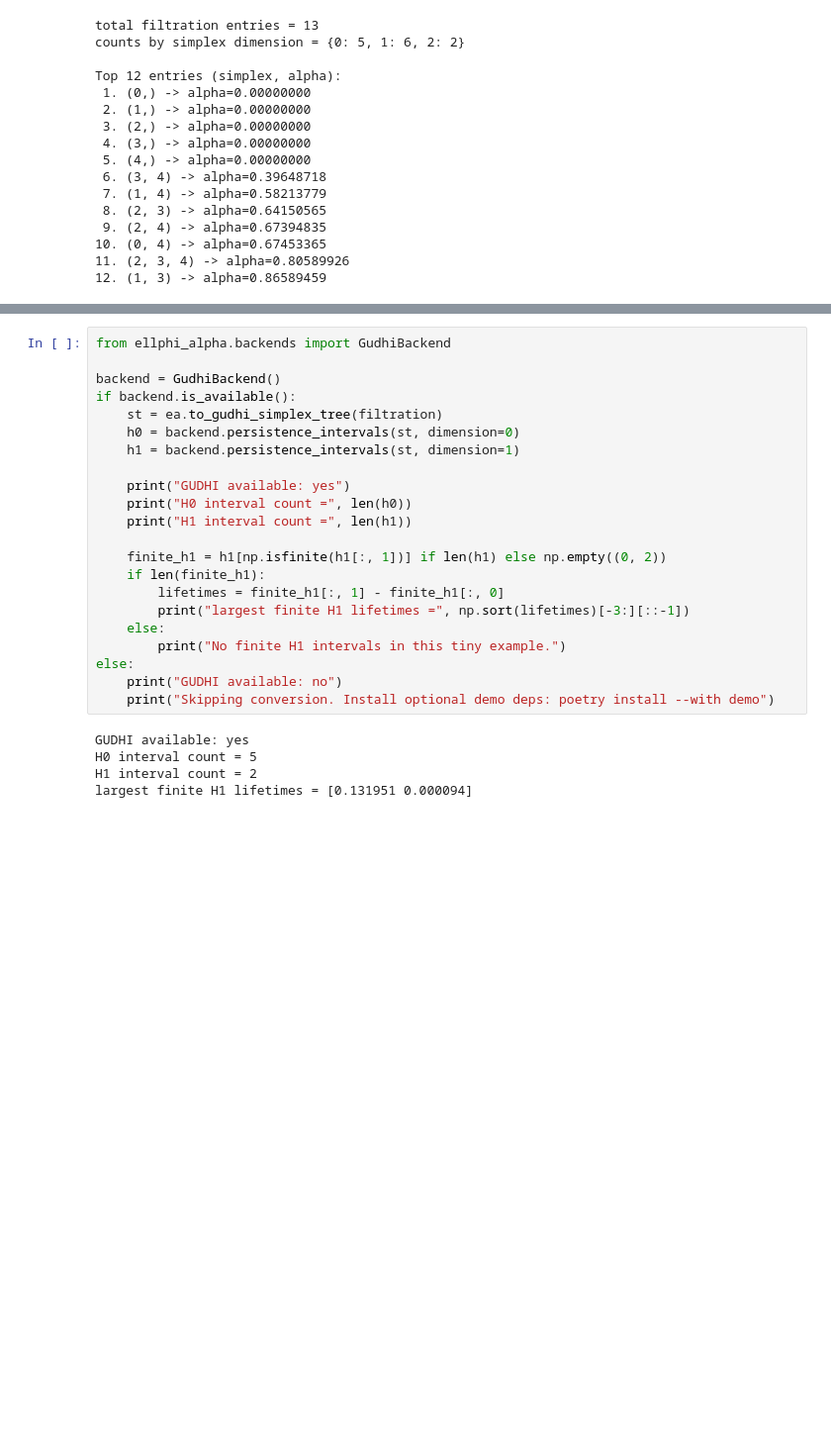
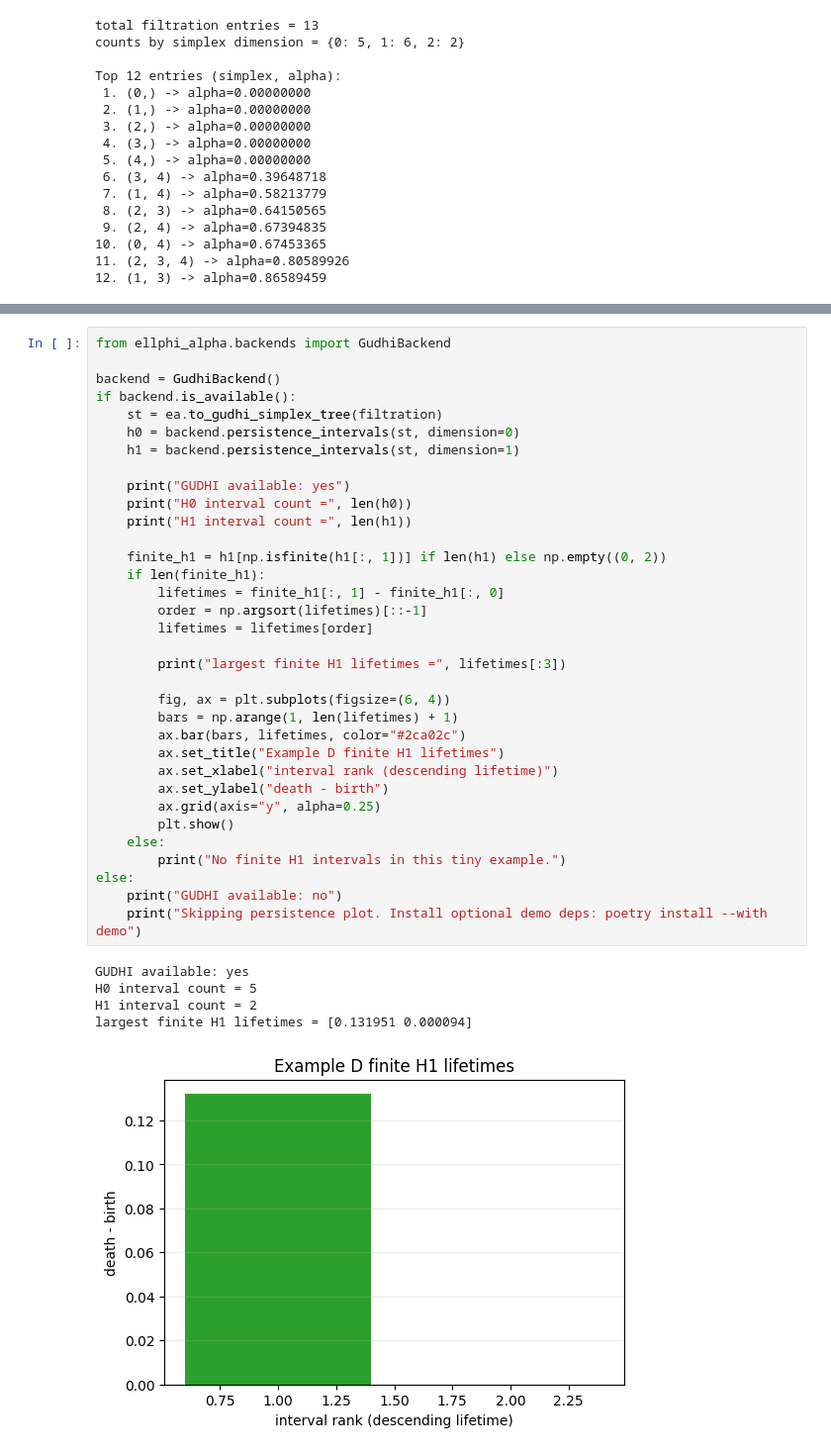
Before and after one commit to uda-lab/ellcech, a Jupyter notebook: notebooks/practical_demo.ipynb, the cells around one changed output, grey strips where cells are left out. Shown at 99% size. Drawn from its saved outputs; the diff is of its cells as text; blank space fills up the shorter version.

```diff
--- a/notebooks/practical_demo.ipynb
+++ b/notebooks/practical_demo.ipynb
@@ -137,27 +249,40 @@ If `gudhi` is available, export to a simplex tree and print a compact persistenc
 # %%
 from ellphi_alpha.backends import GudhiBackend
 
 backend = GudhiBackend()
 if backend.is_available():
     st = ea.to_gudhi_simplex_tree(filtration)
     h0 = backend.persistence_intervals(st, dimension=0)
     h1 = backend.persistence_intervals(st, dimension=1)
 
     print("GUDHI available: yes")
     print("H0 interval count =", len(h0))
     print("H1 interval count =", len(h1))
 
     finite_h1 = h1[np.isfinite(h1[:, 1])] if len(h1) else np.empty((0, 2))
     if len(finite_h1):
         lifetimes = finite_h1[:, 1] - finite_h1[:, 0]
-        print("largest finite H1 lifetimes =", np.sort(lifetimes)[-3:][::-1])
+        order = np.argsort(lifetimes)[::-1]
+        lifetimes = lifetimes[order]
+
+        print("largest finite H1 lifetimes =", lifetimes[:3])
+
+        fig, ax = plt.subplots(figsize=(6, 4))
+        bars = np.arange(1, len(lifetimes) + 1)
+        ax.bar(bars, lifetimes, color="#2ca02c")
+        ax.set_title("Example D finite H1 lifetimes")
+        ax.set_xlabel("interval rank (descending lifetime)")
+        ax.set_ylabel("death - birth")
+        ax.grid(axis="y", alpha=0.25)
+        plt.show()
     else:
         print("No finite H1 intervals in this tiny example.")
 else:
     print("GUDHI available: no")
-    print("Skipping conversion. Install optional demo deps: poetry install --with demo")
+    print("Skipping persistence plot. Install optional demo deps: poetry install --with demo")
 # %% [output]
 GUDHI available: yes
 H0 interval count = 5
 H1 interval count = 2
 largest finite H1 lifetimes = [0.131951 0.000094]
+[figure, added]
```
Also changed, not shown: parts of 10 cells of this notebook.
